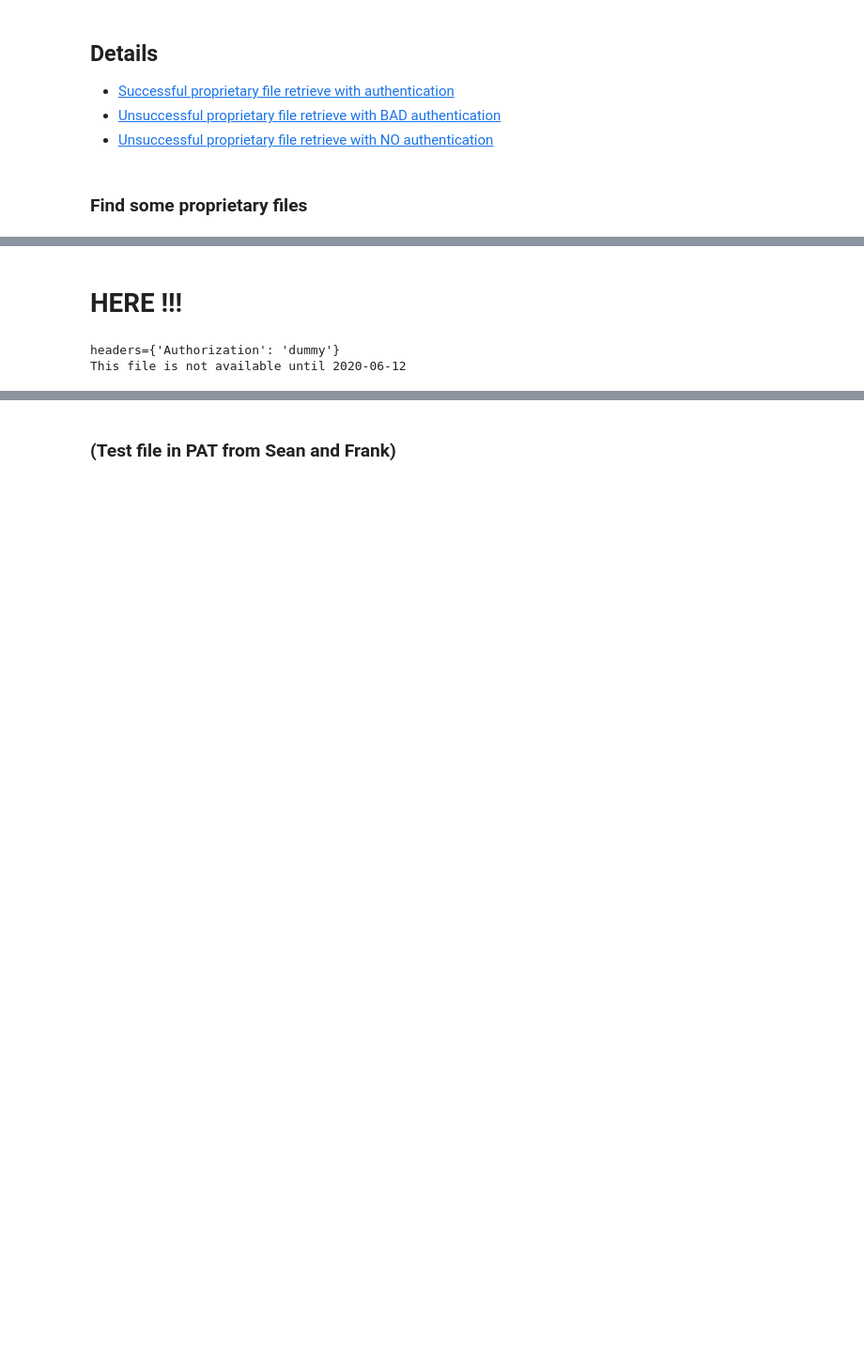
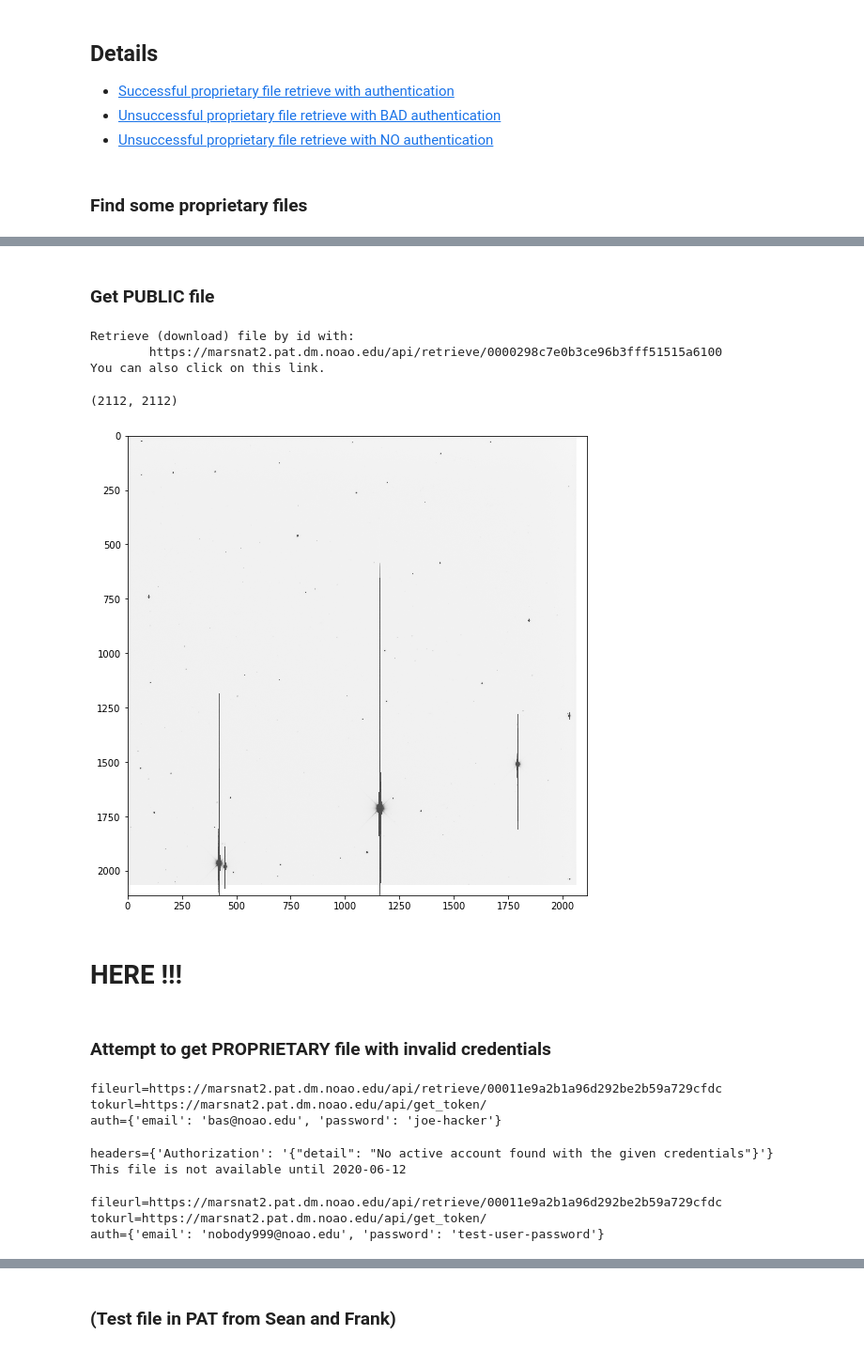
Before and after one commit to NOAO/nat-nb, a Jupyter notebook: api-authentication.ipynb, the cells around one changed output, grey strips where cells are left out. Shown: that part at 94% size. Cells and saved outputs as stored; diff of their text form; code cells hidden in the pictures; blank space fills up the shorter version.

```diff
--- a/api-authentication.ipynb
+++ b/api-authentication.ipynb
@@ -100,17 +87,41 @@ Using API url: https://marsnat2.pat.dm.noao.edu/api/adv_search/fasearch/?limit=9
+# %% [markdown]
+### Get PUBLIC file
+# %%
+fileid = publicFileId
+fileurl = f'{natroot}/api/retrieve/{fileid}'
+print(f'Retrieve (download) file by id with:\n\t{fileurl}')
+print('You can also click on this link.')
+zimage = pyfits.getdata(autils.data.download_file(fileurl,cache=True,show_progress=False,timeout=120))
+plt.rcParams["figure.figsize"] = [16,9]
+plt.imshow(zimage,cmap=matplotlib.cm.gray_r)
+zimage.shape
+# %% [output]
+Retrieve (download) file by id with:
+        https://marsnat2.pat.dm.noao.edu/api/retrieve/0000298c7e0b3ce96b3fff51515a6100
+You can also click on this link.
+(2112, 2112)
+[figure, added]
 # %% [markdown]
 # HERE !!! <a id="here">
+# %% [markdown]
+### Attempt to get PROPRIETARY file with invalid credentials
+# %%
+token = None
+headers = dict()
+fileid = proprietaryFileId
+fileurl = f'{natroot}/api/retrieve/{fileid}'
+tokurl = f'{natroot}/api/get_token/'
+auth = dict(email='bas@noao.edu', password='joe-hacker')
+print(f'fileurl={fileurl}\ntokurl={tokurl}\nauth={auth}')
+# %% [output]
+fileurl=https://marsnat2.pat.dm.noao.edu/api/retrieve/00011e9a2b1a96d292be2b59a729cfdc
+tokurl=https://marsnat2.pat.dm.noao.edu/api/get_token/
+auth={'email': 'bas@noao.edu', 'password': 'joe-hacker'}
 # %%
-token = None
-headers = dict()
-fileid = '00011e9a2b1a96d292be2b59a729cfdc' # proprietary file
-fileurl = f'{natroot}/api/retrieve/{fileid}'
-tokurl = f'{natroot}/api/get_token/'
-auth = dict(email='nobody@noao.edu', password='xyzzy')
 r = requests.post(tokurl, json=auth)
 if r.status_code == 200:
     token = r.content.decode("utf-8")
     headers = dict(Authorization=token)
-    headers = dict(Authorization='dummy')
     print(f'headers={headers}')
     r2 = requests.get(fileurl,headers=headers)
     if r2.status_code == 200:
@@ -120,5 +131,17 @@ if r.status_code == 200:
 else:
     print(token['detail'])
 # %% [output]
-headers={'Authorization': 'dummy'}
+headers={'Authorization': '{"detail": "No active account found with the given credentials"}'}
 This file is not available until 2020-06-12
+# %%
+token = None
+headers = dict()
+fileid = proprietaryFileId
+fileurl = f'{natroot}/api/retrieve/{fileid}'
+tokurl = f'{natroot}/api/get_token/'
+auth = dict(email=testUserEmail, password=testUserPassword)
+print(f'fileurl={fileurl}\ntokurl={tokurl}\nauth={auth}')
+# %% [output]
+fileurl=https://marsnat2.pat.dm.noao.edu/api/retrieve/00011e9a2b1a96d292be2b59a729cfdc
+tokurl=https://marsnat2.pat.dm.noao.edu/api/get_token/
+auth={'email': 'nobody999@noao.edu', 'password': 'test-user-password'}
```
Also changed, not shown: parts of 11 cells of this notebook, 3 other files.
